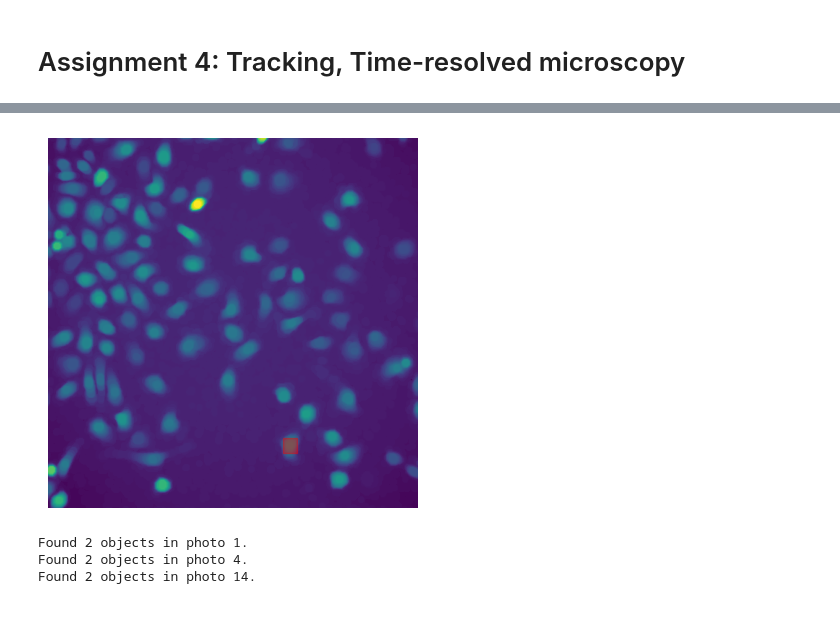
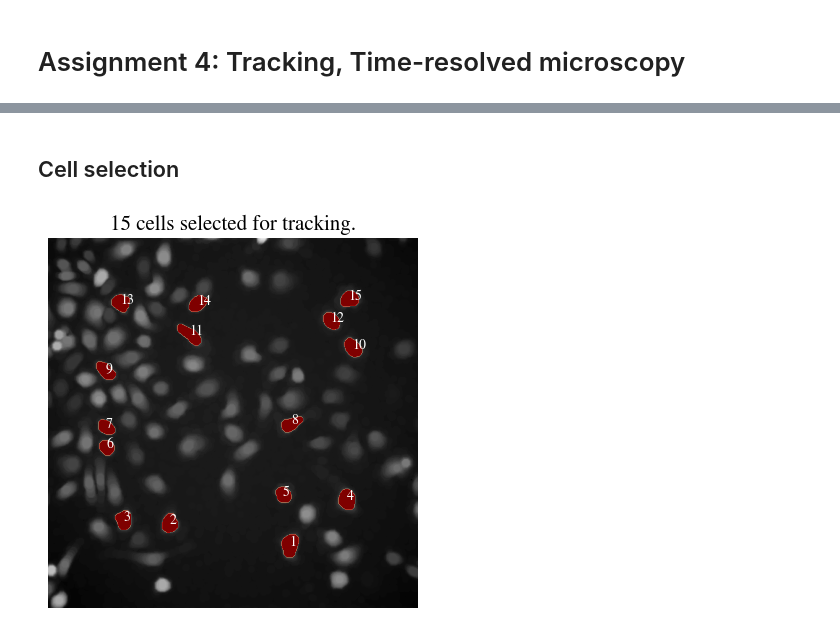
Before and after one commit to bramvaneerden/IA_Assignments, a Jupyter notebook: A4/tracking.ipynb, the cells around one changed output, grey strips where cells are left out. Cells and saved outputs as stored; diff of their text form; code cells hidden in the pictures.

```diff
--- a/A4/tracking.ipynb
+++ b/A4/tracking.ipynb
@@ -11,3 +12,7 @@ from scipy.ndimage import rotate
 img_folder = 'images/'
 fn_pattern = 'MTLn3{group}00{num}.tif'
 group_names = {'egf': '+egf', 'ctrl': '-ctrl'}
+
+initial_coords = [[334,  85], [103, 122], [325, 155], [416, 426], [168, 116],
+                  [413, 150], [80, 221], [80, 249], [336, 254], [80, 327],
+                  [422, 359], [194, 378], [391, 396], [206, 419], [100, 421]]
@@ -141,10 +119,3 @@ initial_coord = initial_coords[0]
-# %%
-fig, ax = plt.subplots()
-ax.imshow(images['ctrl'][0], origin='lower')
-rect = Rectangle(xy=(x-10, y-10), width=20, height=20, color='r', alpha=0.4)
-ax.add_patch(rect)
-ax.axis('off')
-plt.show()
-# %% [output]
-[figure, removed]
+# %% [markdown]
+## Cell selection
 # %%
@@ -166,31 +131,11 @@ sizes.append(size)
-# %%
-displacement_tolerance = 10
-for i in range(1, 30):
-    current_cell = {'size': sizes[-1], 'x_coord': x_coords[-1], 'y_coord': y_coords[-1]}
-    seed = np.zeros((images['ctrl'][0].Sizes()))
-    x, y = x_coords[i-1], y_coords[i-1]
-    seed[x-displacement_tolerance: x+displacement_tolerance,
-        y-displacement_tolerance: y+displacement_tolerance] = 1
-    seed = dip.FixedThreshold(seed, 0.5)
-    masked = dip.BinaryPropagation(seed, segmented[i])
-    labeled = dip.Label(masked, connectivity=1)
-    labeled_archive.append(labeled)
-    msr = dip.MeasurementTool.Measure(labeled, images['ctrl'][0], ['Gravity', 'Size'])
-    chosen_candidate = 1
-    if msr.NumberOfObjects() > 1:
-        print(f"Found {msr.NumberOfObjects()} objects in photo {i}.")
-        differences = [calculate_difference({'size': msr['Size'][i+1][0], 'x_coord': msr['Gravity'][i+1][1], 'y_coord': msr['Gravity'][i+1][0]},
-                                            current_cell) for i in range(msr.NumberOfObjects())]
-        chosen_candidate = np.argmin(differences) + 1
-
-    if msr.NumberOfObjects() < 1:
-        print(f"Found no objects in photo {i}.")
-    y_coord, x_coord = msr['Gravity'][chosen_candidate]
-    size = msr['Size'][chosen_candidate][0]
-    x_coords.append(int(x_coord))
-    y_coords.append(int(y_coord))
-    sizes.append(size)
-# %% [output]
-Found 2 objects in photo 1.
-Found 2 objects in photo 4.
-Found 2 objects in photo 14.
+# %%
+fig, ax = plt.subplots()
+ax.imshow(images['ctrl'][0], cmap='grey')
+ax.imshow(labeled, alpha=1.0*(labeled>0), cmap='OrRd', origin='lower')
+ax.axis('off')
+ax.set_title('15 cells selected for tracking.', fontname='STIXGeneral', fontsize=15)
+for k in cells.keys():
+    ax.annotate(text=k, xy=cells[k], c='w', fontname='STIXGeneral', fontsize=10)
+plt.savefig('figures/selected_cells.png')
+# %% [output]
+[figure, added]
```
Also changed, not shown: parts of 31 cells of this notebook, 4 other files.
